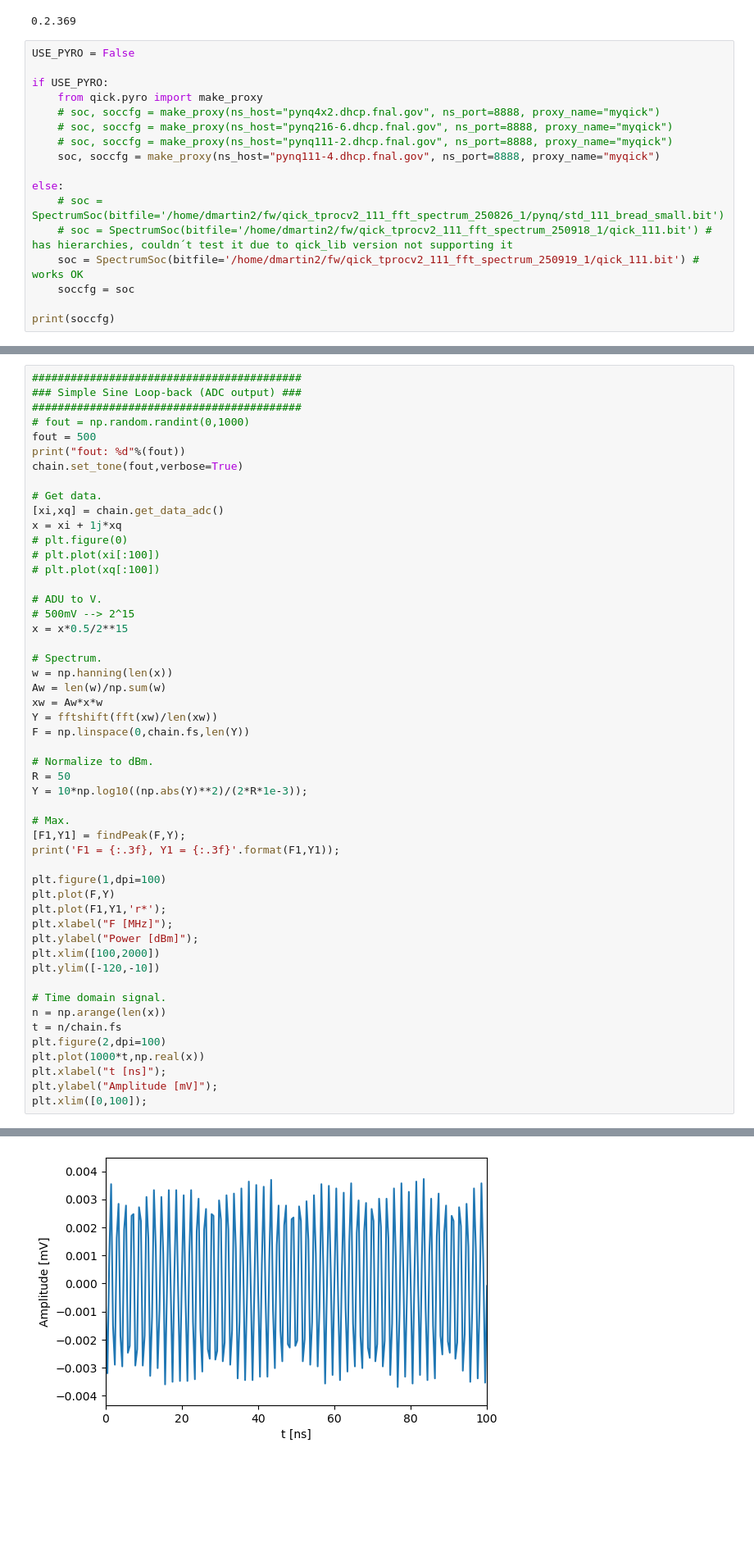
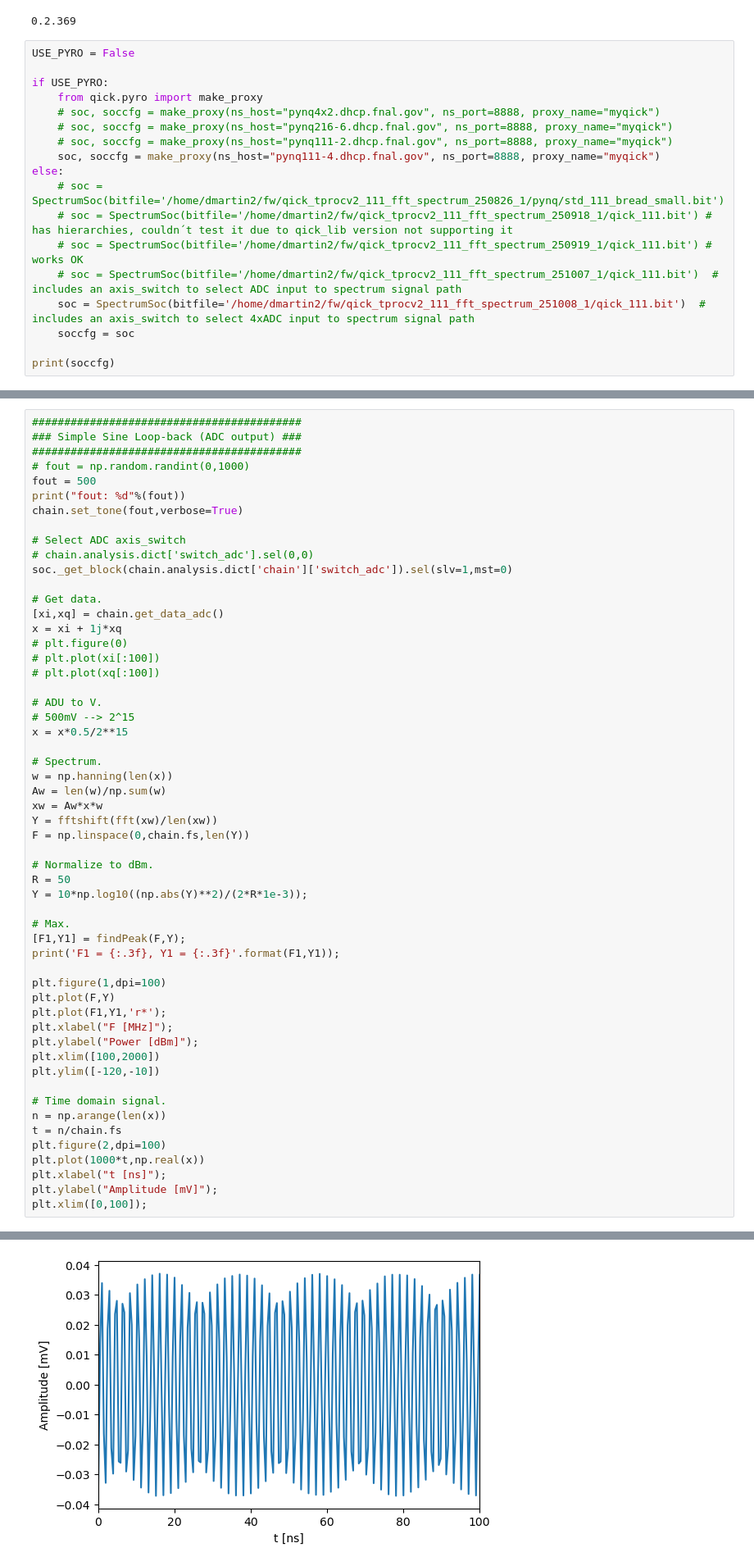
Before and after one commit to openquantumhardware/qick-tools, a Jupyter notebook: spectrum_v1/soft/qick_tprocv2_111_fft_spectrum.ipynb, the cells around one changed output, grey strips where cells are left out. Shown: that part at 82% size. Cells and saved outputs as stored; diff of their text form; blank space fills up the shorter version.

Commit message:
[#6] Updated software to include axis_switch for ADC input of spectrum chain

```diff
--- a/spectrum_v1/soft/qick_tprocv2_111_fft_spectrum.ipynb
+++ b/spectrum_v1/soft/qick_tprocv2_111_fft_spectrum.ipynb
@@ -52,11 +53,12 @@ if USE_PYRO:
     # soc, soccfg = make_proxy(ns_host="pynq216-6.dhcp.fnal.gov", ns_port=8888, proxy_name="myqick")
     # soc, soccfg = make_proxy(ns_host="pynq111-2.dhcp.fnal.gov", ns_port=8888, proxy_name="myqick")
     soc, soccfg = make_proxy(ns_host="pynq111-4.dhcp.fnal.gov", ns_port=8888, proxy_name="myqick")
-
 else:
     # soc = SpectrumSoc(bitfile='/home/dmartin2/fw/qick_tprocv2_111_fft_spectrum_250826_1/pynq/std_111_bread_small.bit')
     # soc = SpectrumSoc(bitfile='/home/dmartin2/fw/qick_tprocv2_111_fft_spectrum_250918_1/qick_111.bit') # has hierarchies, couldn´t test it due to qick_lib version not supporting it
-    soc = SpectrumSoc(bitfile='/home/dmartin2/fw/qick_tprocv2_111_fft_spectrum_250919_1/qick_111.bit') # works OK
+    # soc = SpectrumSoc(bitfile='/home/dmartin2/fw/qick_tprocv2_111_fft_spectrum_250919_1/qick_111.bit') # works OK
+    # soc = SpectrumSoc(bitfile='/home/dmartin2/fw/qick_tprocv2_111_fft_spectrum_251007_1/qick_111.bit')  # includes an axis_switch to select ADC input to spectrum signal path
+    soc = SpectrumSoc(bitfile='/home/dmartin2/fw/qick_tprocv2_111_fft_spectrum_251008_1/qick_111.bit')  # includes an axis_switch to select 4xADC input to spectrum signal path
     soccfg = soc
 
 print(soccfg)
@@ -92,6 +94,10 @@ chain = DualChain(soc,soc['analysis'][0],soc['synthesis'][1])
 fout = 500
 print("fout: %d"%(fout))
 chain.set_tone(fout,verbose=True)
+
+# Select ADC axis_switch
+# chain.analysis.dict['switch_adc'].sel(0,0)
+soc._get_block(chain.analysis.dict['chain']['switch_adc']).sel(slv=1,mst=0)
 
 # Get data.
 [xi,xq] = chain.get_data_adc()
@@ -142,4 +148,4 @@ F1 = 500.015, Y1 = -39.288
-[figure, old version]
+[figure, new version]
 # %%
 ##########################################
 ### Simple Sine Loop-back (PFB output) ###
```
Also changed, not shown: parts of 10 cells of this notebook, 3 other files.
